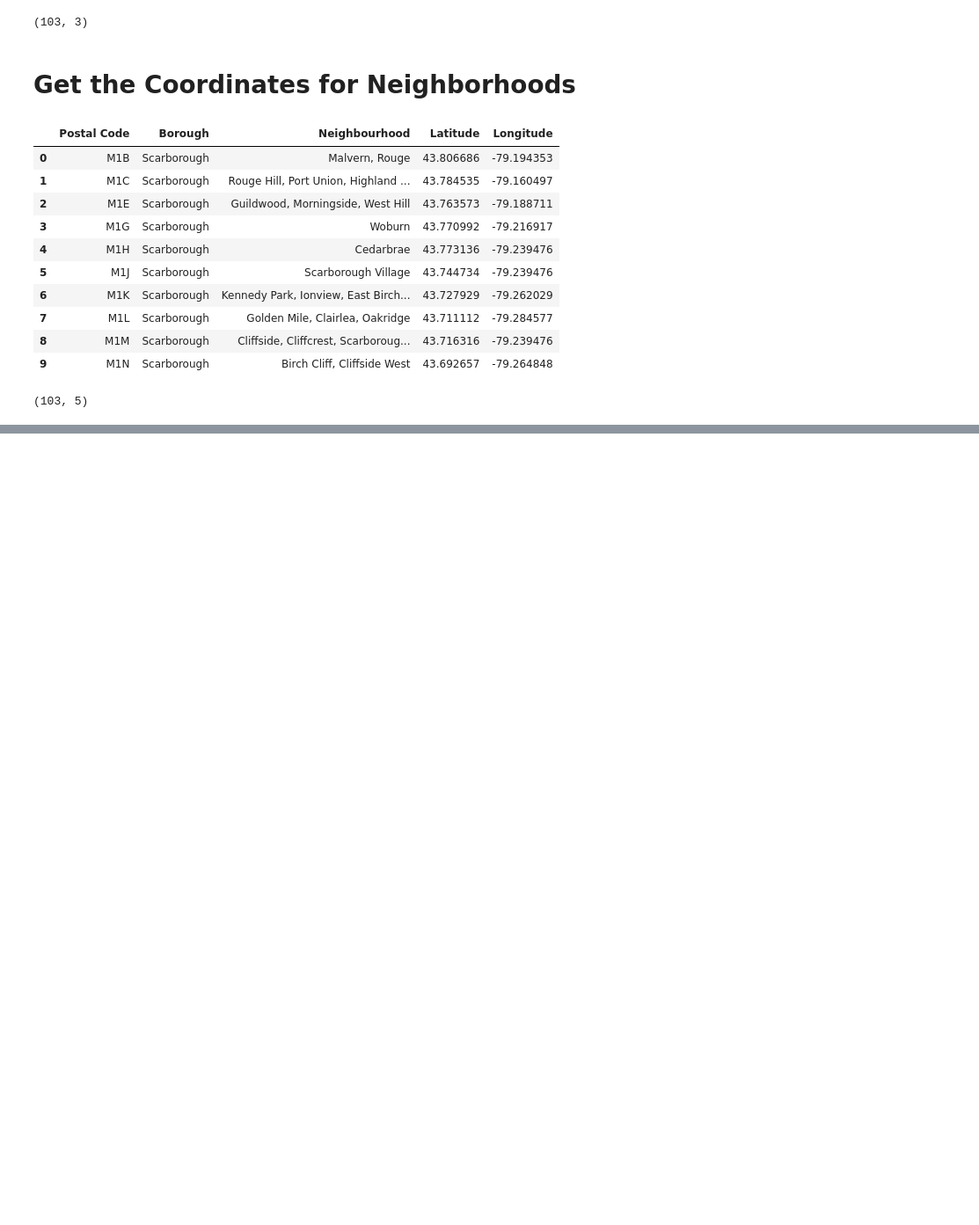
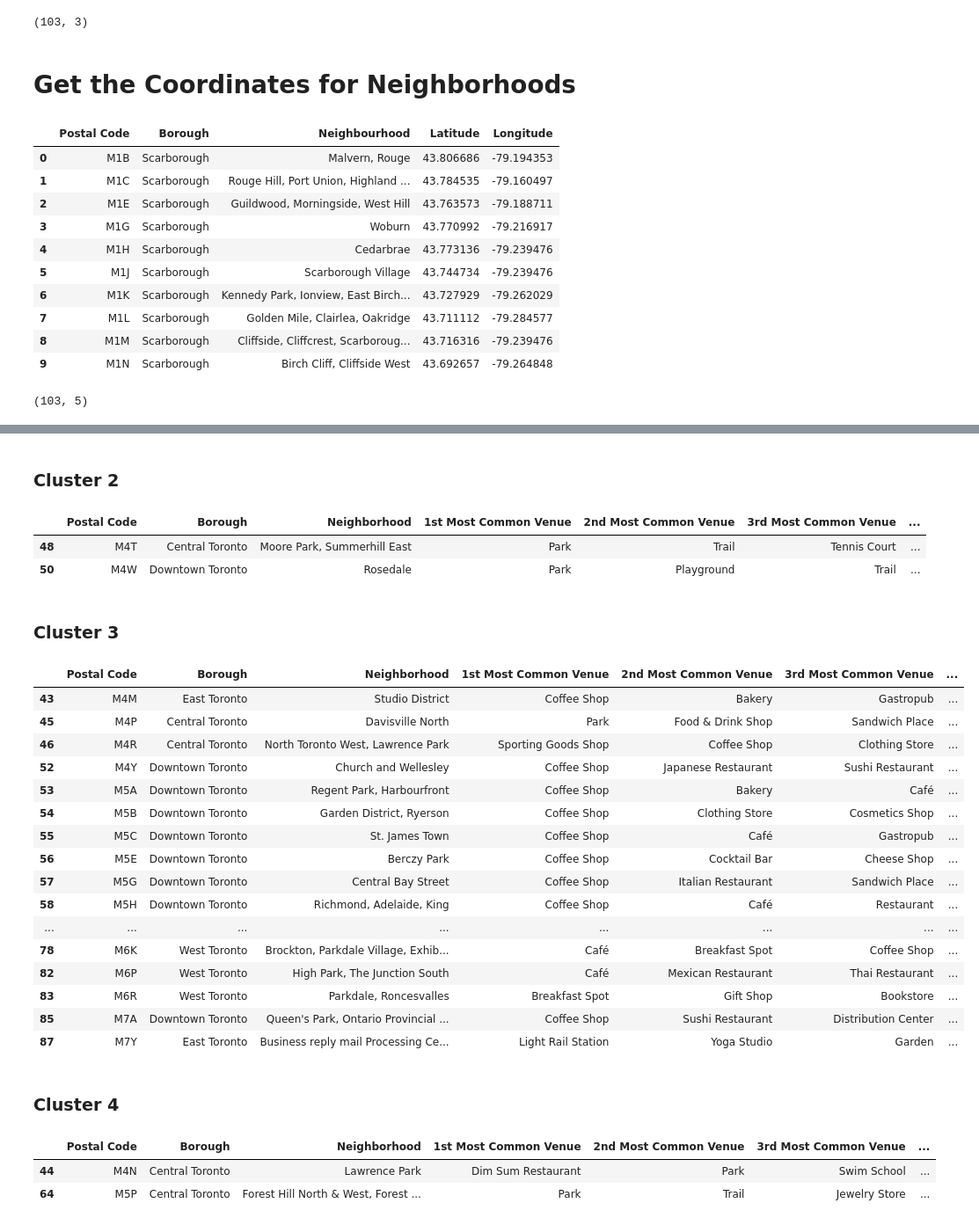
Before and after one commit to hscshane/Miami-Neighborhood-Guide-Analysis, a Jupyter notebook: Neighborhoods_Toronto.ipynb, the cells around one changed output, grey strips where cells are left out. Shown at 88% size. Drawn from its saved outputs; the diff is of its cells as text; code cells hidden in the pictures; blank space fills up the shorter version.

```diff
--- a/Neighborhoods_Toronto.ipynb
+++ b/Neighborhoods_Toronto.ipynb
@@ -81,0 +282,21 @@ df.shape
+# %%
+num_top_venues = 10
+
+indicators = ['st', 'nd', 'rd']
+
+# create columns according to number of top venues
+columns = ['Neighborhood']
+for ind in np.arange(num_top_venues):
+    try:
+        columns.append('{}{} Most Common Venue'.format(ind+1, indicators[ind]))
+    except:
+        columns.append('{}th Most Common Venue'.format(ind+1))
+
+# create a new dataframe
+neighborhoods_venues_sorted = pd.DataFrame(columns=columns)
+neighborhoods_venues_sorted['Neighborhood'] = df_grouped['Neighborhood_Name']
+
+for ind in np.arange(df_grouped.shape[0]):
+    neighborhoods_venues_sorted.iloc[ind, 1:] = return_most_common_venues(df_grouped.iloc[ind, :], num_top_venues)
+
+neighborhoods_venues_sorted.head()
@@ -81,0 +318,11 @@ df.shape
+# %%
+# set number of clusters
+kclusters = 5
+
+df_grouped_clustering = df_grouped.drop('Neighborhood_Name', 1)
+
+# run k-means clustering
+kmeans = KMeans(n_clusters=kclusters, random_state=0).fit(df_grouped_clustering)
+
+# check cluster labels generated for each row in the dataframe
+np.unique(kmeans.labels_, return_counts=True)
@@ -81,0 +333,10 @@ df.shape
+# %%
+# add clustering labels
+neighborhoods_venues_sorted.insert(0, 'Cluster Labels', kmeans.labels_)
+
+df_merged = df_toronto
+
+# merge manhattan_grouped with manhattan_data to add latitude/longitude for each neighborhood
+df_merged = df_merged.join(neighborhoods_venues_sorted.set_index('Neighborhood'), on='Neighborhood')
+
+df_merged.head() # check the last columns!
@@ -81,0 +399,38 @@ df.shape
+# %% [markdown]
+### Cluster 2
+# %%
+df_merged.loc[df_merged['Cluster Labels'] == 1, df_merged.columns[[0,1,2] + list(range(6, df_merged.shape[1]))]]
+# %% [output]
+|  | Postal Code | Borough | Neighborhood | 1st Most Common Venue | 2nd Most Common Venue | 3rd Most Common Venue | ... |
+| 48 | M4T | Central Toronto | Moore Park, Summerhill East | Park | Trail | Tennis Court | ... |
+| 50 | M4W | Downtown Toronto | Rosedale | Park | Playground | Trail | ... |
+# %% [markdown]
+### Cluster 3
+# %%
+df_merged.loc[df_merged['Cluster Labels'] == 2, df_merged.columns[[0,1,2] + list(range(6, df_merged.shape[1]))]]
+# %% [output]
+|  | Postal Code | Borough | Neighborhood | 1st Most Common Venue | 2nd Most Common Venue | 3rd Most Common Venue | ... |
+| 43 | M4M | East Toronto | Studio District | Coffee Shop | Bakery | Gastropub | ... |
+| 45 | M4P | Central Toronto | Davisville North | Park | Food & Drink Shop | Sandwich Place | ... |
+| 46 | M4R | Central Toronto | North Toronto West, Lawrence Park | Sporting Goods Shop | Coffee Shop | Clothing Store | ... |
+| 52 | M4Y | Downtown Toronto | Church and Wellesley | Coffee Shop | Japanese Restaurant | Sushi Restaurant | ... |
+| 53 | M5A | Downtown Toronto | Regent Park, Harbourfront | Coffee Shop | Bakery | Café | ... |
+| 54 | M5B | Downtown Toronto | Garden District, Ryerson | Coffee Shop | Clothing Store | Cosmetics Shop | ... |
+| 55 | M5C | Downtown Toronto | St. James Town | Coffee Shop | Café | Gastropub | ... |
+| 56 | M5E | Downtown Toronto | Berczy Park | Coffee Shop | Cocktail Bar | Cheese Shop | ... |
+| 57 | M5G | Downtown Toronto | Central Bay Street | Coffee Shop | Italian Restaurant | Sandwich Place | ... |
+| 58 | M5H | Downtown Toronto | Richmond, Adelaide, King | Coffee Shop | Café | Restaurant | ... |
+| ... | ... | ... | ... | ... | ... | ... | ... |
+| 78 | M6K | West Toronto | Brockton, Parkdale Village, Exhib... | Café | Breakfast Spot | Coffee Shop | ... |
+| 82 | M6P | West Toronto | High Park, The Junction South | Café | Mexican Restaurant | Thai Restaurant | ... |
+| 83 | M6R | West Toronto | Parkdale, Roncesvalles | Breakfast Spot | Gift Shop | Bookstore | ... |
+| 85 | M7A | Downtown Toronto | Queen's Park, Ontario Provincial ... | Coffee Shop | Sushi Restaurant | Distribution Center | ... |
+| 87 | M7Y | East Toronto | Business reply mail Processing Ce... | Light Rail Station | Yoga Studio | Garden | ... |
+# %% [markdown]
+### Cluster 4
+# %%
+df_merged.loc[df_merged['Cluster Labels'] == 3, df_merged.columns[[0,1,2] + list(range(6, df_merged.shape[1]))]]
+# %% [output]
+|  | Postal Code | Borough | Neighborhood | 1st Most Common Venue | 2nd Most Common Venue | 3rd Most Common Venue | ... |
+| 44 | M4N | Central Toronto | Lawrence Park | Dim Sum Restaurant | Park | Swim School | ... |
+| 64 | M5P | Central Toronto | Forest Hill North & West, Forest ... | Park | Trail | Jewelry Store | ... |
```
Also changed, not shown: parts of 37 cells of this notebook.
